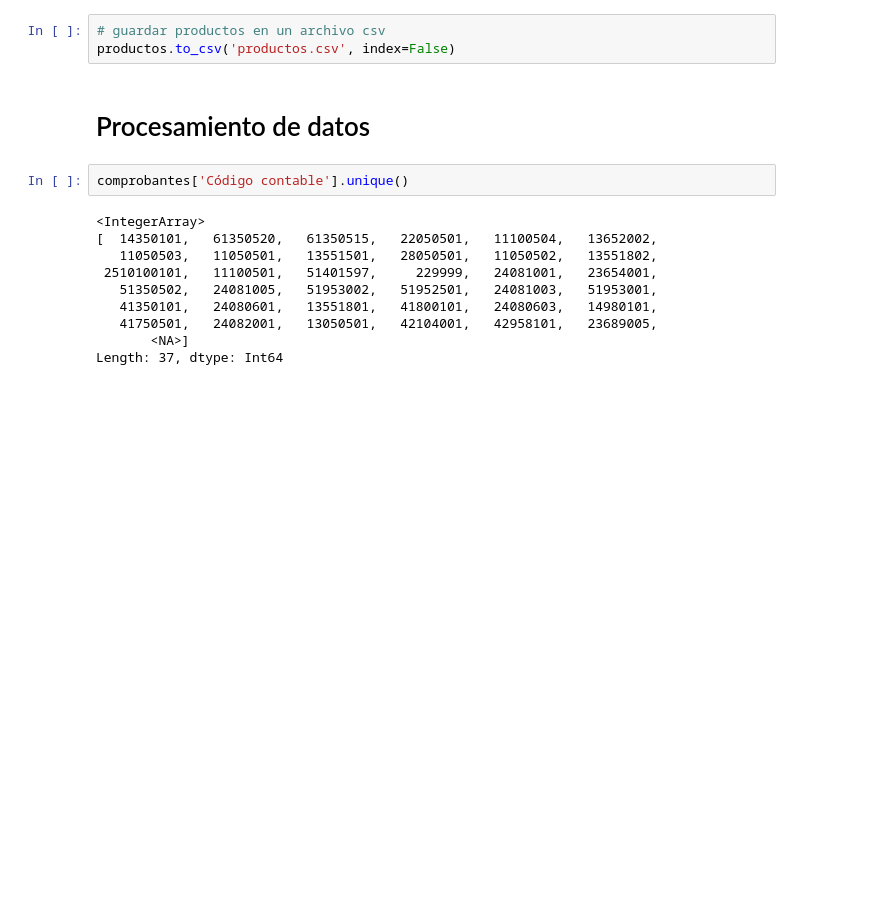
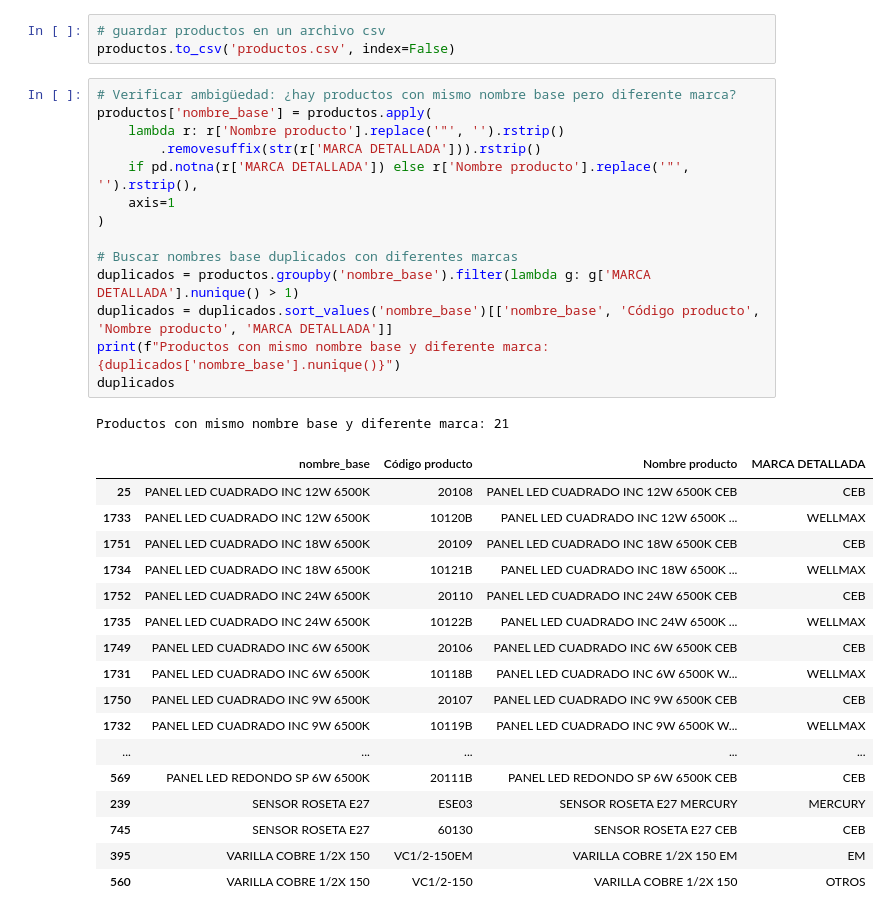
Before and after one commit to p1erre/cfoai, a Jupyter notebook: balance.ipynb, the cells around one changed output. Cells and saved outputs as stored; diff of their text form; blank space fills up the shorter version.

```diff
--- a/balance.ipynb
+++ b/balance.ipynb
@@ -109,17 +115,36 @@ comprobantes.head(20)
 # %%
 # guardar productos en un archivo csv
 productos.to_csv('productos.csv', index=False)
-# %% [markdown]
-# Procesamiento de datos
-# %%
-comprobantes['Código contable'].unique()
-# %% [output]
-<IntegerArray>
-[  14350101,   61350520,   61350515,   22050501,   11100504,   13652002,
-   11050503,   11050501,   13551501,   28050501,   11050502,   13551802,
- 2510100101,   11100501,   51401597,     229999,   24081001,   23654001,
-   51350502,   24081005,   51953002,   51952501,   24081003,   51953001,
-   41350101,   24080601,   13551801,   41800101,   24080603,   14980101,
-   41750501,   24082001,   13050501,   42104001,   42958101,   23689005,
-       <NA>]
-Length: 37, dtype: Int64
+# %%
+# Verificar ambigüedad: ¿hay productos con mismo nombre base pero diferente marca?
+productos['nombre_base'] = productos.apply(
+    lambda r: r['Nombre producto'].replace('"', '').rstrip()
+        .removesuffix(str(r['MARCA DETALLADA'])).rstrip()
+    if pd.notna(r['MARCA DETALLADA']) else r['Nombre producto'].replace('"', '').rstrip(),
+    axis=1
+)
+
+# Buscar nombres base duplicados con diferentes marcas
+duplicados = productos.groupby('nombre_base').filter(lambda g: g['MARCA DETALLADA'].nunique() > 1)
+duplicados = duplicados.sort_values('nombre_base')[['nombre_base', 'Código producto', 'Nombre producto', 'MARCA DETALLADA']]
+print(f"Productos con mismo nombre base y diferente marca: {duplicados['nombre_base'].nunique()}")
+duplicados
+# %% [output]
+Productos con mismo nombre base y diferente marca: 21
+|  | nombre_base | Código producto | Nombre producto | MARCA DETALLADA |
+| 25 | PANEL LED CUADRADO INC 12W 6500K | 20108 | PANEL LED CUADRADO INC 12W 6500K CEB | CEB |
+| 1733 | PANEL LED CUADRADO INC 12W 6500K | 10120B | PANEL LED CUADRADO INC 12W 6500K ... | WELLMAX |
+| 1751 | PANEL LED CUADRADO INC 18W 6500K | 20109 | PANEL LED CUADRADO INC 18W 6500K CEB | CEB |
+| 1734 | PANEL LED CUADRADO INC 18W 6500K | 10121B | PANEL LED CUADRADO INC 18W 6500K ... | WELLMAX |
+| 1752 | PANEL LED CUADRADO INC 24W 6500K | 20110 | PANEL LED CUADRADO INC 24W 6500K CEB | CEB |
+| 1735 | PANEL LED CUADRADO INC 24W 6500K | 10122B | PANEL LED CUADRADO INC 24W 6500K ... | WELLMAX |
+| 1749 | PANEL LED CUADRADO INC 6W 6500K | 20106 | PANEL LED CUADRADO INC 6W 6500K CEB | CEB |
+| 1731 | PANEL LED CUADRADO INC 6W 6500K | 10118B | PANEL LED CUADRADO INC 6W 6500K W... | WELLMAX |
+| 1750 | PANEL LED CUADRADO INC 9W 6500K | 20107 | PANEL LED CUADRADO INC 9W 6500K CEB | CEB |
+| 1732 | PANEL LED CUADRADO INC 9W 6500K | 10119B | PANEL LED CUADRADO INC 9W 6500K W... | WELLMAX |
+| ... | ... | ... | ... | ... |
+| 569 | PANEL LED REDONDO SP 6W 6500K | 20111B | PANEL LED REDONDO SP 6W 6500K CEB | CEB |
+| 239 | SENSOR ROSETA E27 | ESE03 | SENSOR ROSETA E27 MERCURY | MERCURY |
+| 745 | SENSOR ROSETA E27 | 60130 | SENSOR ROSETA E27 CEB | CEB |
+| 395 | VARILLA COBRE 1/2X 150 | VC1/2-150EM | VARILLA COBRE 1/2X 150 EM | EM |
+| 560 | VARILLA COBRE 1/2X 150 | VC1/2-150 | VARILLA COBRE 1/2X 150 | OTROS |
```
Also changed, not shown: parts of 6 cells of this notebook, 1 other file.
